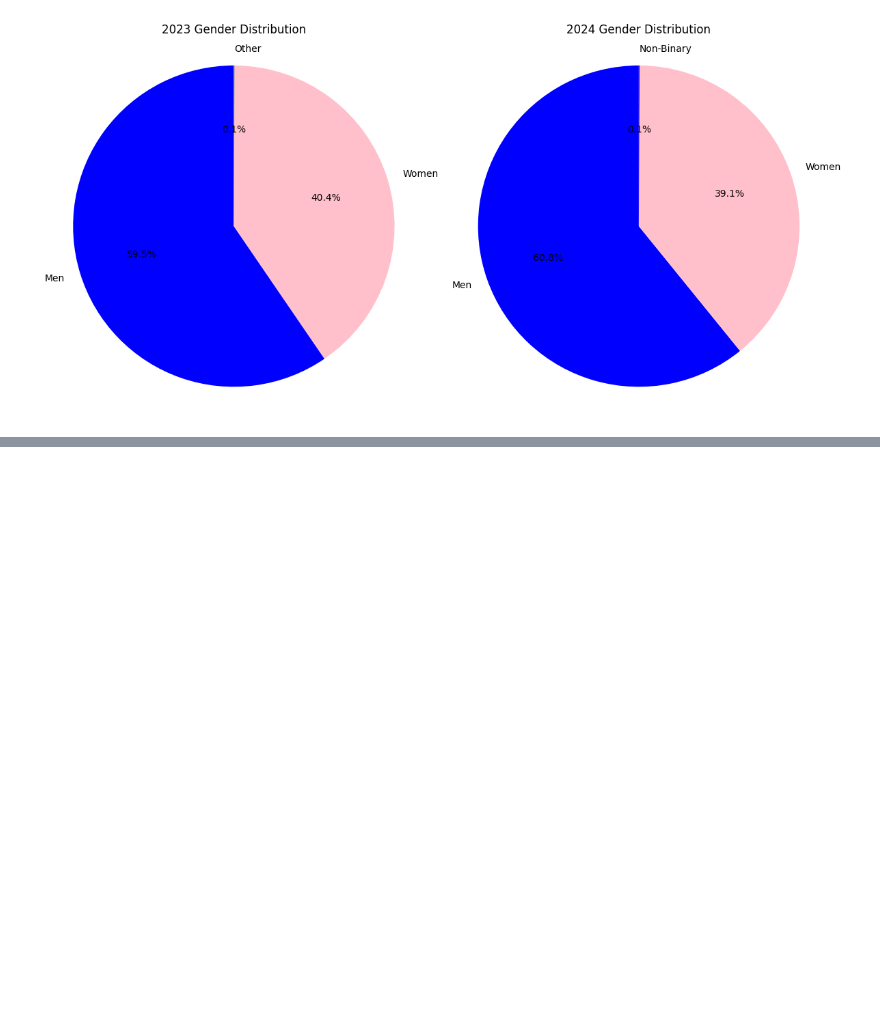
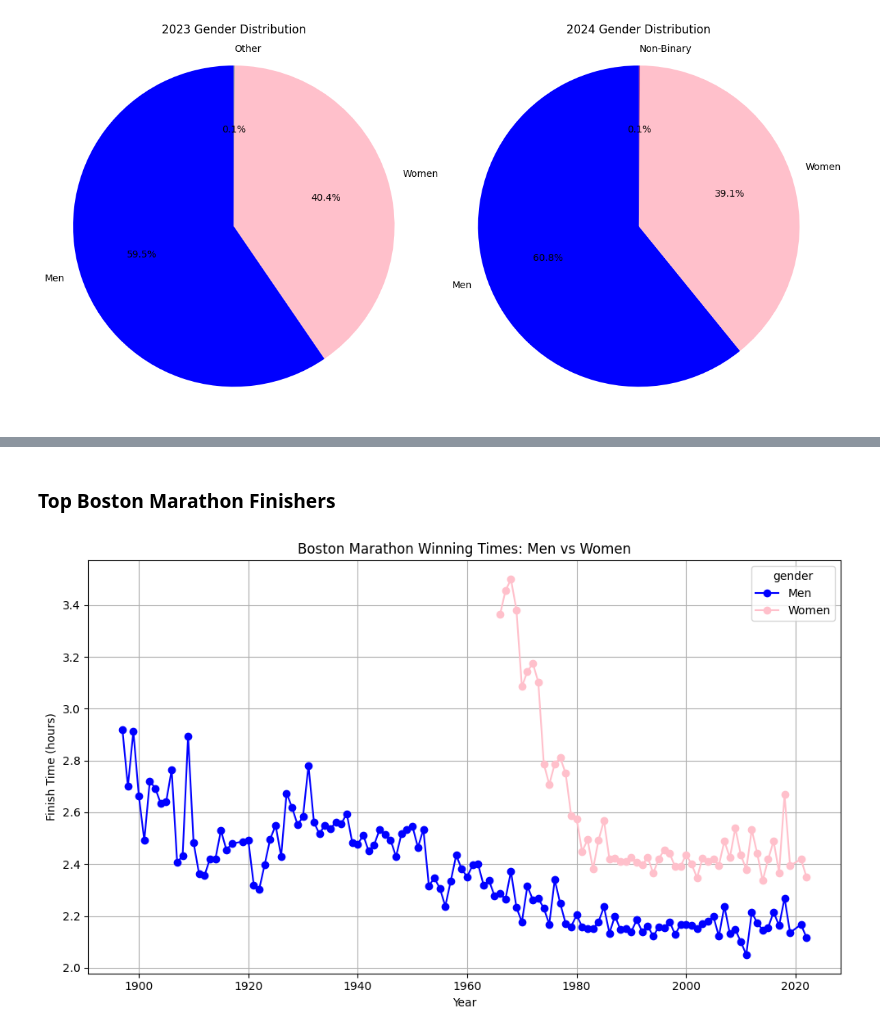
Before and after one commit to kimchiyama/Exploring_Marathon_Trends, a Jupyter notebook: notebooks/analysis.ipynb, the cells around one changed output, grey strips where cells are left out. Drawn from its saved outputs; the diff is of its cells as text; code cells hidden in the pictures; blank space fills up the shorter version.

```diff
--- a/notebooks/analysis.ipynb
+++ b/notebooks/analysis.ipynb
@@ -204,6 +204,13 @@ time                0
 distance_(miles)    0
 distance_(km)       0
 dtype: int64
+# %%
+#Adding Gender Column
+boston_men['gender'] = 'Men'
+boston_women['gender'] = 'Women'
+
+#Combine
+boston_winners = pd.concat([boston_men, boston_women], ignore_index = True)
 # %% [markdown]
 results_2024 now has the 'Age' column so we can combine it with results_2023. We dropped the rows in boston_men and boston_women so now there is zero null values.
 # %% [markdown]
@@ -580,0 +687,25 @@ plt.show()
+# %% [markdown]
+### Top Boston Marathon Finishers
+# %%
+#Convert time
+def time_to_hours(t):
+    h, m, s = map(int, t.split(':'))
+    return h + m/60 + s/3000
+
+boston_winners['finish_hours'] = boston_winners['time'].apply(time_to_hours)
+# %%
+#Pivot for plotting (years as index, gender as column)
+winners_pivot = boston_winners.pivot(index = 'year', columns = 'gender',
+                                     values = 'finish_hours')
+# %%
+#Plot
+winners_pivot.plot(kind = 'line', marker = 'o', figsize = (10, 6),
+                   color = {'Men': 'blue', 'Women': 'pink'})
+plt.title('Boston Marathon Winning Times: Men vs Women')
+plt.xlabel('Year')
+plt.ylabel('Finish Time (hours)')
+plt.grid(True)
+plt.tight_layout()
+plt.show()
+# %% [output]
+[figure, added]
```
Also changed, not shown: parts of 20 cells of this notebook.
